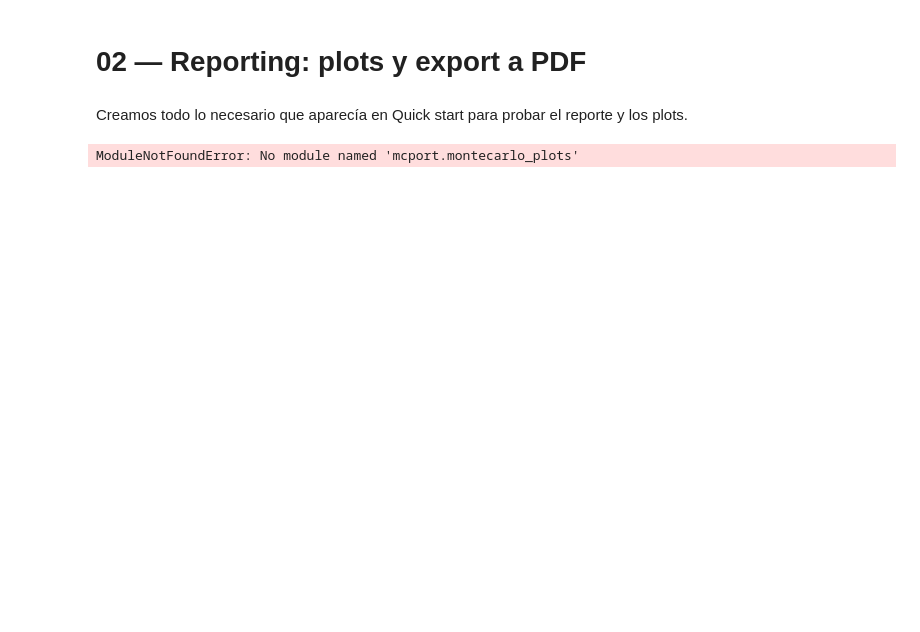
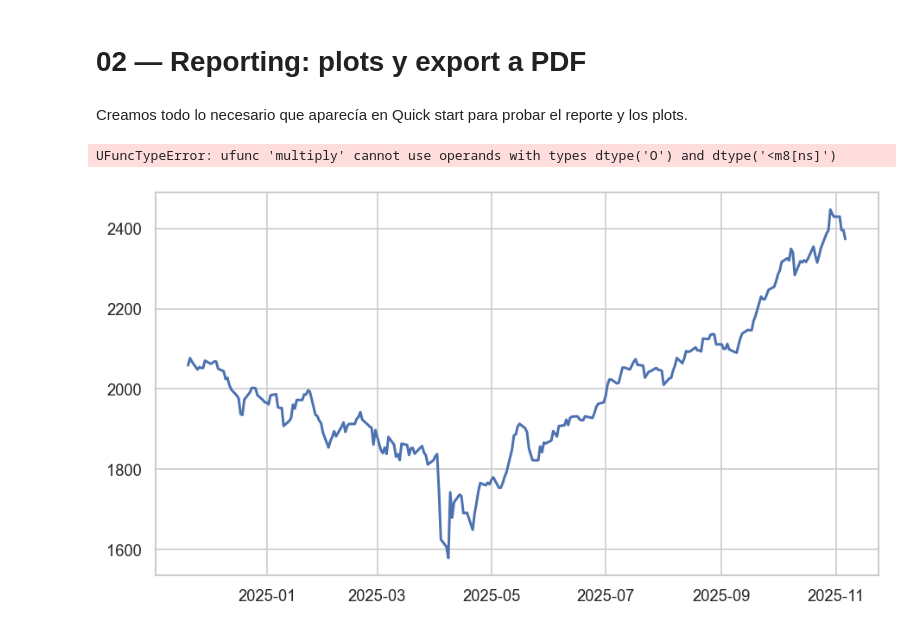
Before and after one commit to mirdbg/Entrega1_MCPort, a Jupyter notebook: notebooks/02_Reporting.ipynb, the cells around one changed output. Cells and saved outputs as stored; diff of their text form; code cells hidden in the pictures; blank space fills up the shorter version.

Commit message:
plot report

```diff
--- a/notebooks/02_Reporting.ipynb
+++ b/notebooks/02_Reporting.ipynb
@@ -78,16 +78,16 @@ mc_port = MonteCarloSimulation(
 )
 res_port = mc_port.simulate_and_summarize()
 # %%
-# Secuencia end-to-end: datos -> objetos -> MC -> figuras -> PDF
+# Secuencia end-to-end
 from pathlib import Path
 import numpy as np
 import pandas as pd
 import matplotlib.pyplot as plt
 
 from mcport.providers import YahooProvider
-from mcport import PriceSeries, Portfolio
-from mcport.montecarlo import MonteCarloSimulation  # tu clase existente
+from mcport import PriceSeries, Portfolio, MonteCarloSimulation
 from mcport.plot import (
+    # PriceSeries / Portfolio
     plot_priceseries_history,
     plot_priceseries_drawdown,
     plot_priceseries_rolling_vol,
@@ -97,21 +97,20 @@ from mcport.plot import (
     plot_portfolio_drawdown,
     plot_portfolio_weights,
     plot_portfolio_corr_heatmap,
+    # Monte Carlo
     plot_mc_paths,
     plot_mc_fan,
     plot_mc_overlay_with_history,
     plot_mc_terminal_hist,
     plot_mc_terminal_cdf,
 )
-
 from mcport.reports import PortfolioReporter, PDFReportConfig
 
 # -------------------------------
 # 0) Rutas de salida
 # -------------------------------
-base_dir = Path("Entrega") / "reports"
-fig_dir = base_dir / "figures"
-pdf_dir = base_dir / "pdf"
+fig_dir = Path("plot")
+pdf_dir = Path("reports")
 fig_dir.mkdir(parents=True, exist_ok=True)
 pdf_dir.mkdir(parents=True, exist_ok=True)
 
@@ -127,7 +126,7 @@ for sym, df in dict_pricehistory.items():
     ps = PriceSeries.from_dataframe(
         symbol=sym,
         df=df,
-        price_col="adj_close",
+        price_col="adj_close",        # ajusta si tu provider usa otro nombre
         currency="USD",
         provider="YahooFinance",
         asset_type="equity",
@@ -135,7 +134,7 @@ for sym, df in dict_pricehistory.items():
     price_series_dict[sym] = ps
 
 positions = [price_series_dict[s] for s in symbols]
-weights = [0.20, 0.20, 0.15, 0.15, 0.15, 0.15]
+weights   = [0.20, 0.20, 0.15, 0.15, 0.15, 0.15]
 
 portfolio = Portfolio(
     positions=positions,
@@ -149,47 +148,42 @@ portfolio = Portfolio(
 # -------------------------------
 n_days = 126
 n_sims = 2000
-seed = 42
+seed   = 42
 
 # Por activo
 mc_assets_values = {}
 for sym, ps in price_series_dict.items():
     mc = MonteCarloSimulation(ps, days=n_days, n_sims=n_sims, seed=seed)
-    out = mc.simulate_and_summarize()  # no prints, no uso de summary abajo
-    mc_assets_values[sym] = out["valores"]  # shape: (n_sims, T+1)
+    out = mc.simulate_and_summarize()
+    mc_assets_values[sym] = out["valores"]  # (n_sims, T+1)
 
 # Por cartera
 mc_port = MonteCarloSimulation(
     portfolio, days=n_days, n_sims=n_sims, capital_inicial=1000.0, seed=seed
 )
-mc_port_out = mc_port.simulate_and_summarize()
-mc_values_port = mc_port_out["valores"]  # (n_sims, T+1)
+mc_port_out   = mc_port.simulate_and_summarize()
+mc_values_port = mc_port_out["valores"]
 
 # -------------------------------
 # 3) Figuras: PriceSeries
 # -------------------------------
 for sym, ps in price_series_dict.items():
-    # History
     fig = plt.figure(figsize=(9, 4.8), dpi=120); ax = fig.add_subplot(111)
     plot_priceseries_history(ps, ax=ax, show=False)
     fig.savefig(fig_dir / f"{sym}_history.png", bbox_inches="tight"); plt.close(fig)
 
-    # Drawdown
     fig = plt.figure(figsize=(9, 4.8), dpi=120); ax = fig.add_subplot(111)
     plot_priceseries_drawdown(ps, ax=ax, show=False)
     fig.savefig(fig_dir / f"{sym}_drawdown.png", bbox_inches="tight"); plt.close(fig)
 
-    # Rolling Vol
     fig = plt.figure(figsize=(9, 4.8), dpi=120); ax = fig.add_subplot(111)
     plot_priceseries_rolling_vol(ps, window=20, ax=ax, show=False)
     fig.savefig(fig_dir / f"{sym}_rolling_vol_20.png", bbox_inches="tight"); plt.close(fig)
 
-    # Rolling Return
     fig = plt.figure(figsize=(9, 4.8), dpi=120); ax = fig.add_subplot(111)
     plot_priceseries_rolling_return(ps, window=63, ax=ax, show=False)
     fig.savefig(fig_dir / f"{sym}_rolling_ret_63.png", bbox_inches="tight"); plt.close(fig)
 
-    # Returns Hist
     fig = plt.figure(figsize=(9, 4.8), dpi=120); ax = fig.add_subplot(111)
     plot_priceseries_returns_hist(ps, bins=50, ax=ax, show=False)
     fig.savefig(fig_dir / f"{sym}_returns_hist.png", bbox_inches="tight"); plt.close(fig)
@@ -197,22 +191,18 @@ for sym, ps in price_series_dict.items():
 # -------------------------------
 # 4) Figuras: Portfolio
 # -------------------------------
-# Equity
 fig = plt.figure(figsize=(9, 4.8), dpi=120); ax = fig.add_subplot(111)
 plot_portfolio_equity(portfolio, initial_capital=1.0, ax=ax, show=False)
 fig.savefig(fig_dir / f"{portfolio.name}_equity.png", bbox_inches="tight"); plt.close(fig)
 
-# Drawdown
 fig = plt.figure(figsize=(9, 4.8), dpi=120); ax = fig.add_subplot(111)
 plot_portfolio_drawdown(portfolio, initial_capital=1.0, ax=ax, show=False)
 fig.savefig(fig_dir / f"{portfolio.name}_drawdown.png", bbox_inches="tight"); plt.close(fig)
 
-# Weights
 fig = plt.figure(figsize=(8, 6), dpi=120); ax = fig.add_subplot(111)
 plot_portfolio_weights(portfolio, ax=ax, show=False)
 fig.savefig(fig_dir / f"{portfolio.name}_weights.png", bbox_inches="tight"); plt.close(fig)
 
-# Correlation heatmap
 fig = plt.figure(figsize=(7.2, 6.4), dpi=120); ax = fig.add_subplot(111)
 plot_portfolio_corr_heatmap(portfolio, ax=ax, show=False)
 fig.savefig(fig_dir / f"{portfolio.name}_corr.png", bbox_inches="tight"); plt.close(fig)
@@ -221,22 +211,18 @@ fig.savefig(fig_dir / f"{portfolio.name}_corr.png", bbox_inches="tight"); plt.cl
 # 5) Figuras: Monte Carlo (por activo)
 # -------------------------------
 for sym, values in mc_assets_values.items():
-    # Trayectorias (muestra)
     fig = plt.figure(figsize=(9, 4.8), dpi=120); ax = fig.add_subplot(111)
     plot_mc_paths(values, n_show=100, ax=ax, show=False, title=f"Monte Carlo — {sym} (sample paths)")
     fig.savefig(fig_dir / f"{sym}_mc_paths.png", bbox_inches="tight"); plt.close(fig)
 
-    # Abanico percentiles
     fig = plt.figure(figsize=(9, 4.8), dpi=120); ax = fig.add_subplot(111)
     plot_mc_fan(values, ax=ax, show=False, title=f"Monte Carlo — {sym} (percentile fan)")
     fig.savefig(fig_dir / f"{sym}_mc_fan.png", bbox_inches="tight"); plt.close(fig)
 
-    # Distribución terminal
     fig = plt.figure(figsize=(9, 4.8), dpi=120); ax = fig.add_subplot(111)
     plot_mc_terminal_hist(values, ax=ax, show=False, title=f"Monte Carlo — {sym} (terminal distribution)")
     fig.savefig(fig_dir / f"{sym}_mc_terminal_hist.png", bbox_inches="tight"); plt.close(fig)
 
-    # CDF terminal
     fig = plt.figure(figsize=(9, 4.8), dpi=120); ax = fig.add_subplot(111)
     plot_mc_terminal_cdf(values, ax=ax, show=False, title=f"Monte Carlo — {sym} (terminal CDF)")
     fig.savefig(fig_dir / f"{sym}_mc_terminal_cdf.png", bbox_inches="tight"); plt.close(fig)
@@ -244,7 +230,6 @@ for sym, values in mc_assets_values.items():
 # -------------------------------
 # 6) Figuras: Monte Carlo (cartera)
 # -------------------------------
-# Overlay con histórico de la cartera (equity con capital inicial del MC)
 eq_hist = portfolio.value_series(initial_capital=mc_port_out["summary"]["capital_inicial"])
 
 fig = plt.figure(figsize=(9, 4.8), dpi=120); ax = fig.add_subplot(111)
@@ -255,50 +240,47 @@ plot_mc_overlay_with_history(
     show=False,
     title=f"Historical + MC — {portfolio.name}",
     last_n_history=252,
-    n_show=100
+    n_show=100,
 )
 fig.savefig(fig_dir / f"{portfolio.name}_mc_overlay.png", bbox_inches="tight"); plt.close(fig)
 
-# Abanico percentiles
 fig = plt.figure(figsize=(9, 4.8), dpi=120); ax = fig.add_subplot(111)
 plot_mc_fan(mc_values_port, ax=ax, show=False, title=f"Monte Carlo — {portfolio.name} (percentile fan)")
 fig.savefig(fig_dir / f"{portfolio.name}_mc_fan.png", bbox_inches="tight"); plt.close(fig)
 
-# Muestras de trayectorias
 fig = plt.figure(figsize=(9, 4.8), dpi=120); ax = fig.add_subplot(111)
 plot_mc_paths(mc_values_port, n_show=120, ax=ax, show=False, title=f"Monte Carlo — {portfolio.name} (sample paths)")
 fig.savefig(fig_dir / f"{portfolio.name}_mc_paths.png", bbox_inches="tight"); plt.close(fig)
 
-# Distribución terminal
 fig = plt.figure(figsize=(9, 4.8), dpi=120); ax = fig.add_subplot(111)
 plot_mc_terminal_hist(mc_values_port, ax=ax, show=False, title=f"Monte Carlo — {portfolio.name} (terminal distribution)")
 fig.savefig(fig_dir / f"{portfolio.name}_mc_terminal_hist.png", bbox_inches="tight"); plt.close(fig)
 
-# CDF terminal
 fig = plt.figure(figsize=(9, 4.8), dpi=120); ax = fig.add_subplot(111)
 plot_mc_terminal_cdf(mc_values_port, ax=ax, show=False, title=f"Monte Carlo — {portfolio.name} (terminal CDF)")
 fig.savefig(fig_dir / f"{portfolio.name}_mc_terminal_cdf.png", bbox_inches="tight"); plt.close(fig)
 
 # -------------------------------
-# 7) PDF completo (report.py)
+# 7) PDF completo (reports.py)
 # -------------------------------
 pdf_path = pdf_dir / f"{portfolio.name}_report.pdf"
 cfg = PDFReportConfig(
     include_component_plots=True,
     include_corr_heatmap=True,
     include_weights=True,
     include_returns_hist=True,
     rolling_vol_window=20,
     rolling_ret_window=63,
     do_montecarlo=True,
     mc_days=n_days,
     mc_sims=n_sims,
     mc_seed=seed,
     mc_show_paths=120,
     mc_overlay_history_days=252,
 )
 
 reporter = PortfolioReporter(portfolio, str(pdf_path), cfg)
 _ = reporter.build()  # sin prints
 # %% [output]
-ModuleNotFoundError: No module named 'mcport.montecarlo_plots'
+UFuncTypeError: ufunc 'multiply' cannot use operands with types dtype('O') and dtype('<m8[ns]')
+[figure, added]
```
Also changed, not shown: parts of 1 cell of this notebook.
